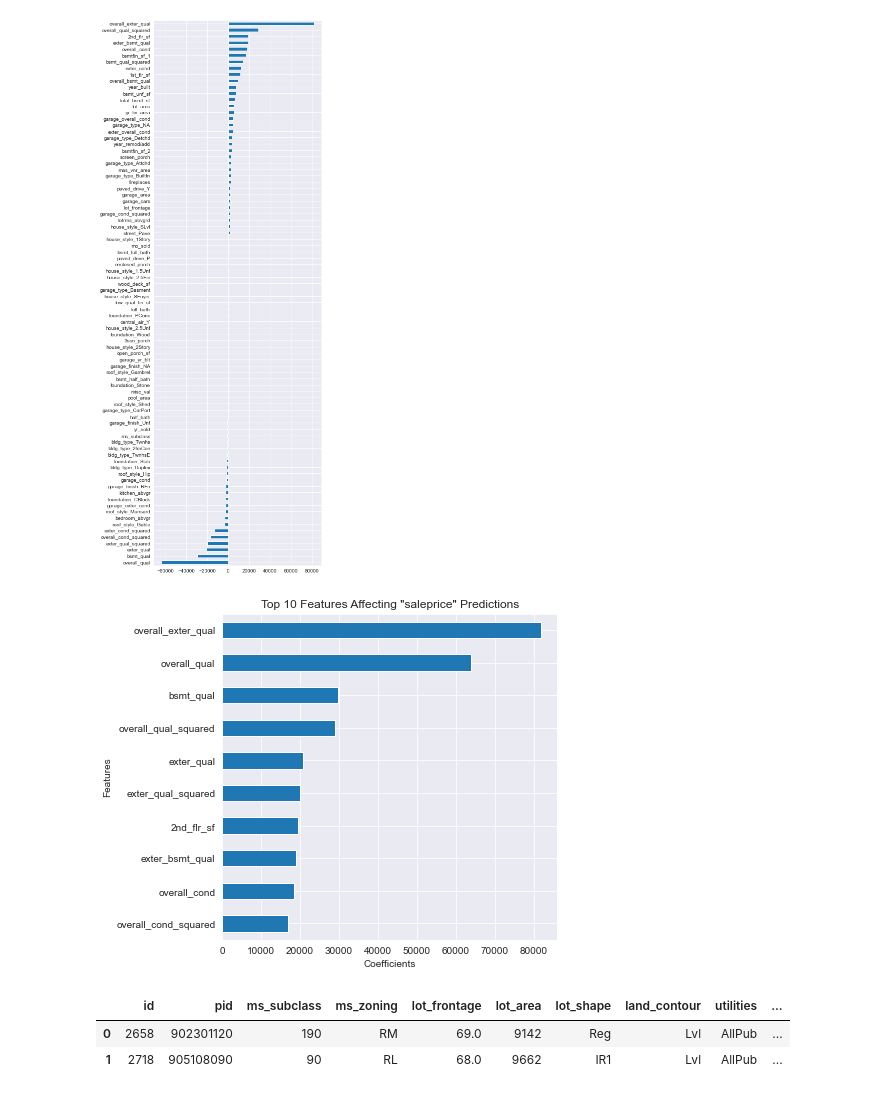
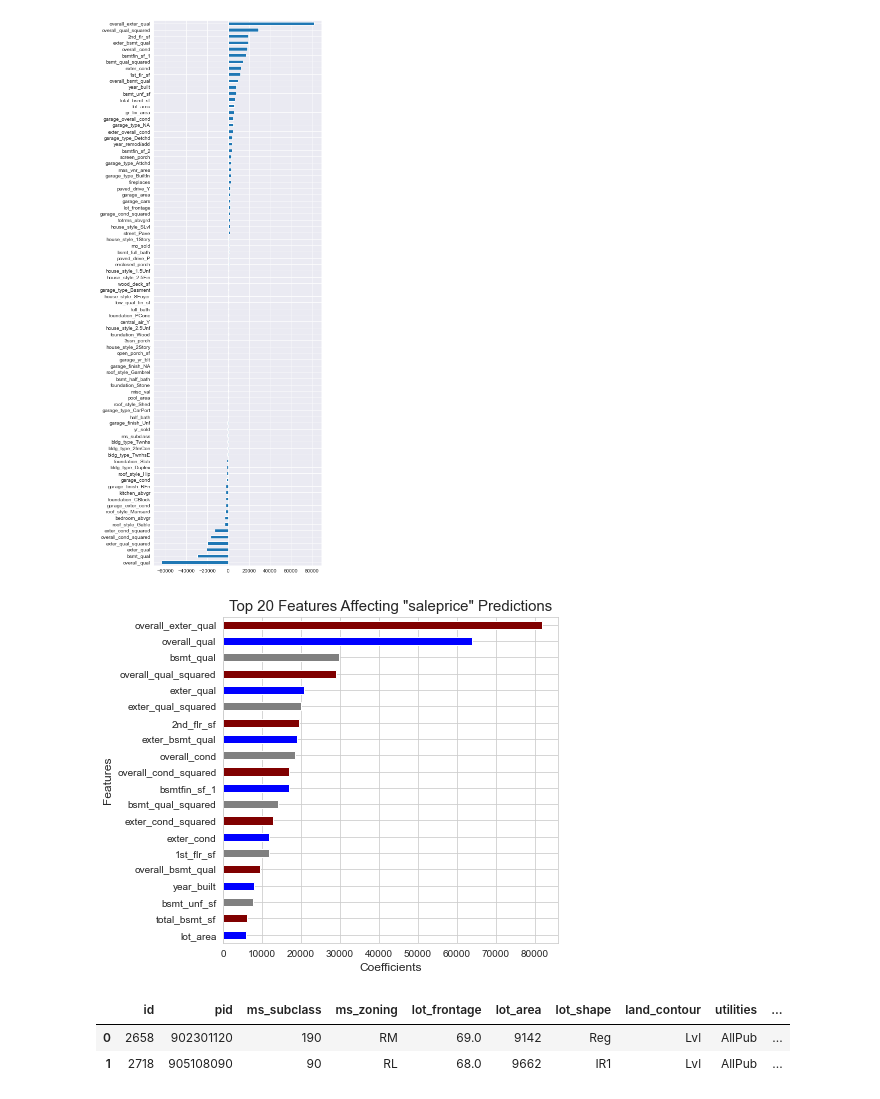
Before and after one commit to ajoneal/ames-iowa-housing-project, a Jupyter notebook: modeling.ipynb, the cells around one changed output. Drawn from its saved outputs; the diff is of its cells as text; code cells hidden in the pictures.

```diff
--- a/modeling.ipynb
+++ b/modeling.ipynb
@@ -394,16 +394,18 @@ lasso_coefs[lasso_coefs != 0].sort_values().plot.barh()  # shows features that m
 <AxesSubplot:>
 [figure]
 # %%
-top_coef = pd.Series(abs(lasso.coef_), index=X5.columns).sort_values(ascending=False)[:10]
+top_coef = pd.Series(abs(lasso.coef_), index=X5.columns).sort_values(ascending=False)[:20]
 # code inspired by Mona to separate features with highest absolute coefficients
 # %%
+sns.set_style('whitegrid')
 plt.figure(figsize = (6,6))
-plt.xlabel('Coefficients')
-plt.ylabel('Features')
-plt.title('Top 10 Features Affecting "saleprice" Predictions')
-top_coef.sort_values().plot.barh();
+plt.title('Top 20 Features Affecting "saleprice" Predictions', size=15)
+plt.xlabel('Coefficients', size=12)
+plt.ylabel('Features', size=12)
+top_coef.sort_values().plot.barh(color=['blue', 'maroon', 'grey'])
+plt.savefig('./visualizations/coef_saleprice.png', bbox_inches='tight');
 # %% [output]
-[figure, old version]
+[figure, new version]
 # %%
 test5_features = ss.transform(test_df2[features5])
 kaggle_preds5 = lasso.predict(test5_features)
```
Also changed, not shown: 4 other files.
